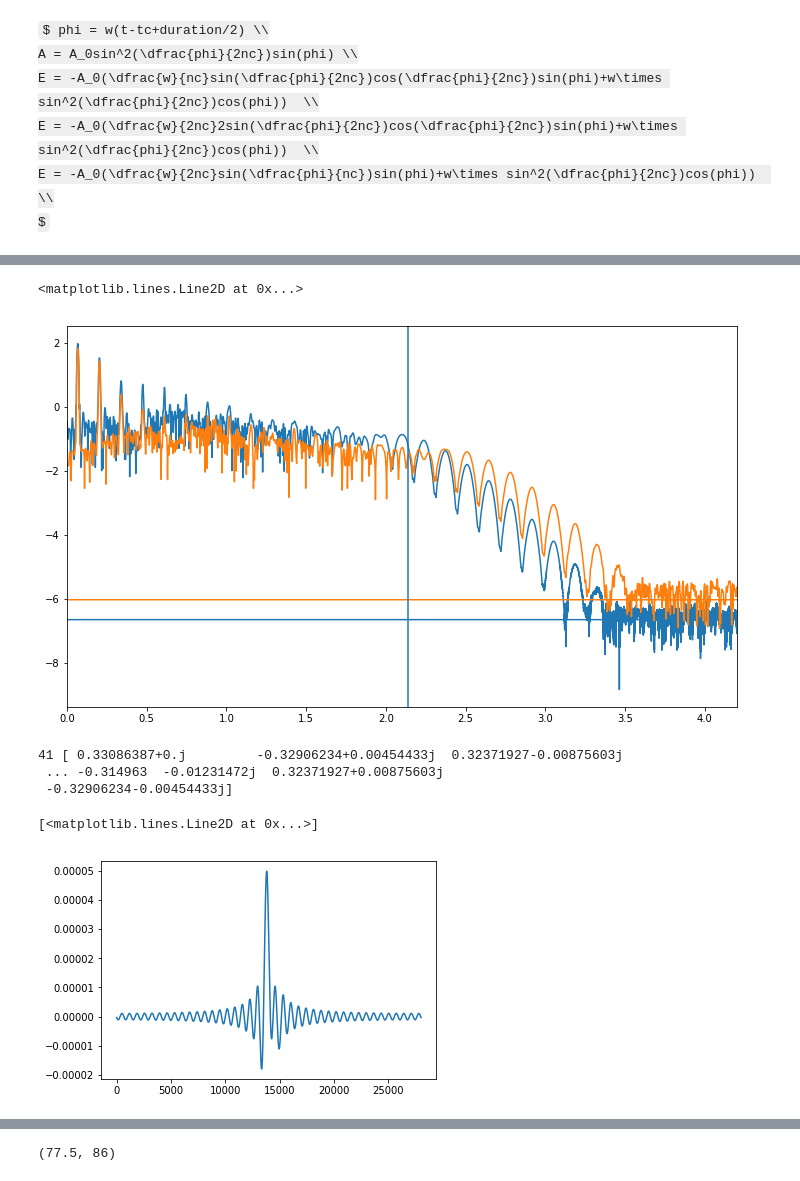
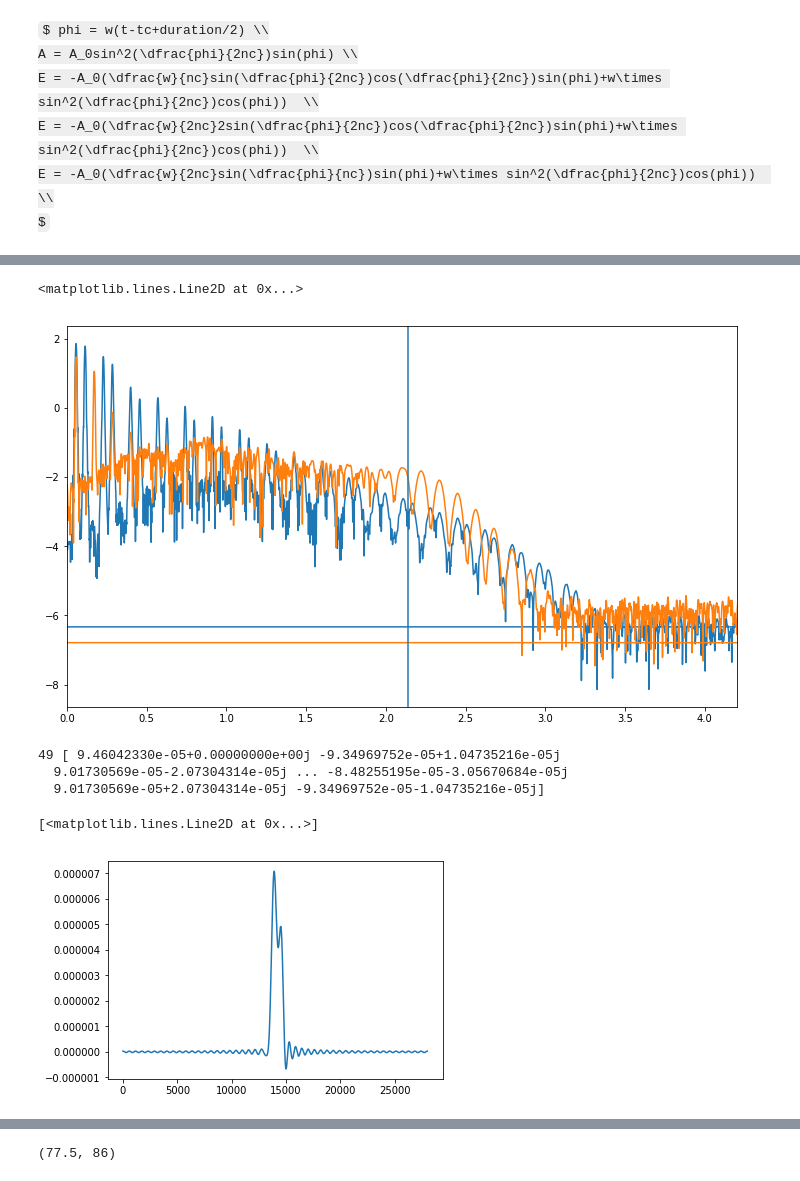
Before and after one commit to hetao2018/Models, a Jupyter notebook: SFA_cb/Plot-Copy1.ipynb, the cells around one changed output, grey strips where cells are left out. Saved outputs shown, nothing was run; the diff lists cells and outputs as text; code cells hidden in the pictures; some formulas as TeX source.

```diff
--- a/SFA_cb/Plot-Copy1.ipynb
+++ b/SFA_cb/Plot-Copy1.ipynb
@@ -6,7 +6,10 @@ import numpy as np
 Using matplotlib backend: TkAgg
 Populating the interactive namespace from numpy and matplotlib
 # %%
-dt = 0.6
+t0 = 0
+t1 = 20000
+nt = 28001
+dt = (t1-t0)/(nt-1)
 w0 = 0.057
 w1 = 0.114
 Up0 = 0.58 + 3.17 * 0.08 **2 /(4 * w0**2)
@@ -55,15 +61,15 @@ xlim(-600,50)
 # %%
 figure(figsize=(12,7))
-frex = fft.fft(2 * Dy)
+frex = fft.fft(2 * Dx)
 frey = fft.fft(2 * D_real)
 w = 2* pi* fft.fftfreq(len(time), dt)
 plot(w, log10(abs(frex)))
 plot(w, log10(abs(frey)))
 xlim(0,4.2)
 axvline(Up0)
 # %% [output]
 <matplotlib.lines.Line2D at 0x...>
-[figure, old version]
+[figure, new version]
 # %%
 mul=16*Dx.size
 Dx_ext = np.pad(Dx, (mul, mul), 'constant')
@@ -81,14 +87,14 @@ Dy_thz[(frex.size-con_2):frex.size]=frey[(frex.size-con_2):Dx.size]
 sx=ifft(Dx_thz)
 sy=ifft(Dy_thz)
 # %% [output]
-41 [ 0.33086387+0.j         -0.32906234+0.00454433j  0.32371927-0.00875603j
- ... -0.314963  -0.01231472j  0.32371927+0.00875603j
- -0.32906234-0.00454433j]
+49 [ 9.46042330e-05+0.00000000e+00j -9.34969752e-05+1.04735216e-05j
+  9.01730569e-05-2.07304314e-05j ... -8.48255195e-05-3.05670684e-05j
+  9.01730569e-05+2.07304314e-05j -9.34969752e-05-1.04735216e-05j]
 # %%
 plot(sy)
 # %% [output]
 [<matplotlib.lines.Line2D at 0x...>]
-[figure, old version]
+[figure, new version]
 # %%
 Dx_1=zeros(Dx.size)
 Dy_1=zeros(Dy.size)
```
Also changed, not shown: parts of 7 cells of this notebook, 9 other files.
